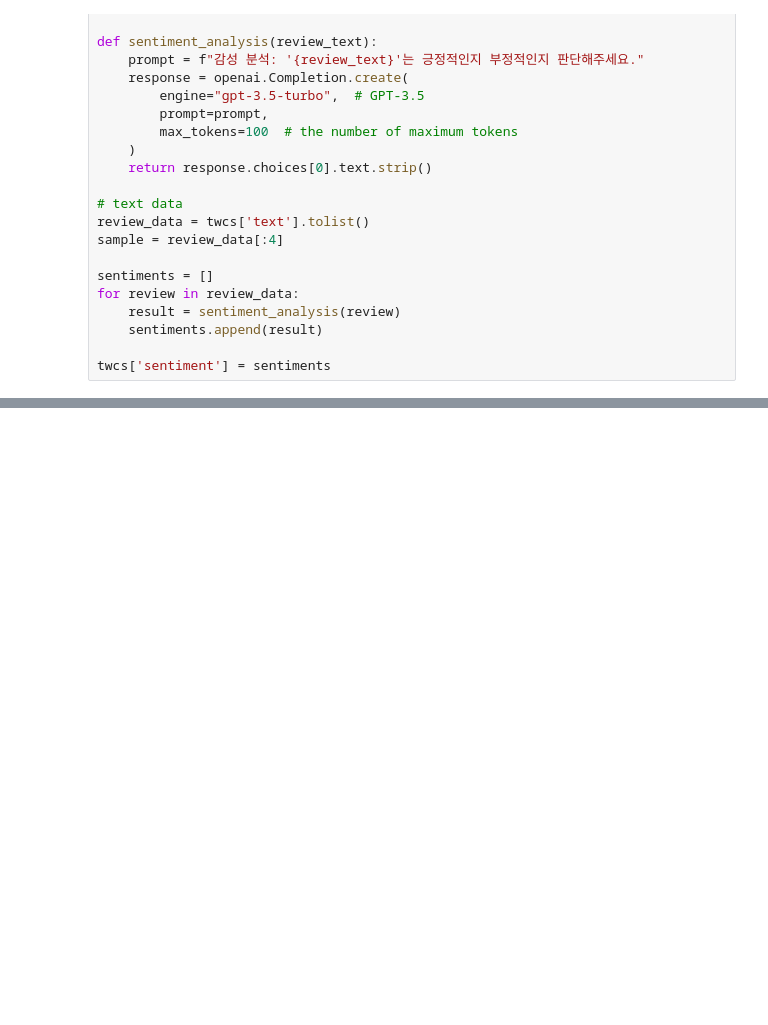
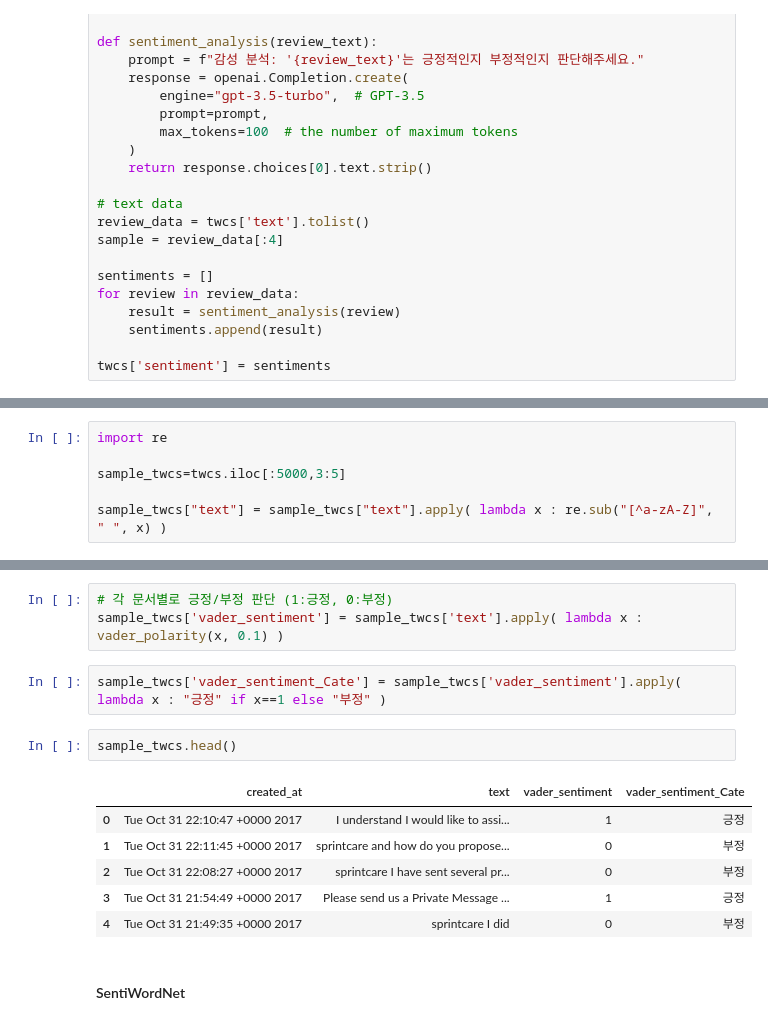
Before and after one commit to shkwo-n/Customer_Support_on_Twitter_Sentiment_analysis, a Jupyter notebook: CST.ipynb, the cells around one changed output, grey strips where cells are left out. Cells and saved outputs as stored; diff of their text form; blank space fills up the shorter version.

```diff
--- a/CST.ipynb
+++ b/CST.ipynb
@@ -68,0 +75,6 @@ twcs
+# %%
+import re
+
+sample_twcs=twcs.iloc[:5000,3:5]
+
+sample_twcs["text"] = sample_twcs["text"].apply( lambda x : re.sub("[^a-zA-Z]", " ", x) )
@@ -68,0 +102,16 @@ twcs
+# %%
+# 각 문서별로 긍정/부정 판단 (1:긍정, 0:부정)
+sample_twcs['vader_sentiment'] = sample_twcs['text'].apply( lambda x : vader_polarity(x, 0.1) )
+# %%
+sample_twcs['vader_sentiment_Cate'] = sample_twcs['vader_sentiment'].apply( lambda x : "긍정" if x==1 else "부정" )
+# %%
+sample_twcs.head()
+# %% [output]
+|  | created_at | text | vader_sentiment | vader_sentiment_Cate |
+| 0 | Tue Oct 31 22:10:47 +0000 2017 | I understand I would like to assi... | 1 | 긍정 |
+| 1 | Tue Oct 31 22:11:45 +0000 2017 | sprintcare and how do you propose... | 0 | 부정 |
+| 2 | Tue Oct 31 22:08:27 +0000 2017 | sprintcare I have sent several pr... | 0 | 부정 |
+| 3 | Tue Oct 31 21:54:49 +0000 2017 | Please send us a Private Message ... | 1 | 긍정 |
+| 4 | Tue Oct 31 21:49:35 +0000 2017 | sprintcare I did | 0 | 부정 |
+# %% [markdown]
+#### SentiWordNet
```
Also changed, not shown: parts of 10 cells of this notebook.
